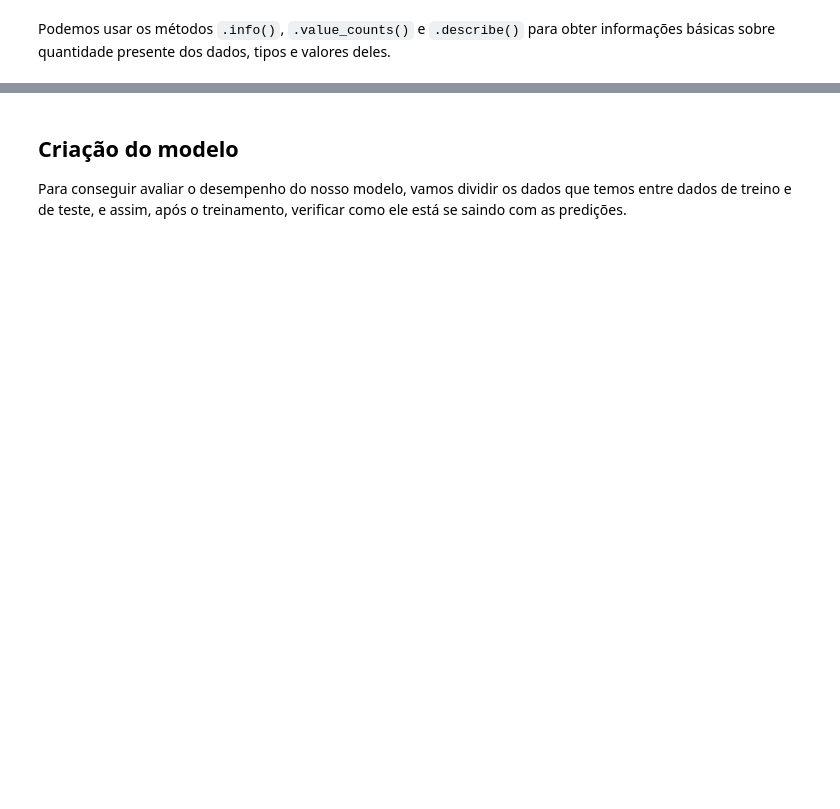
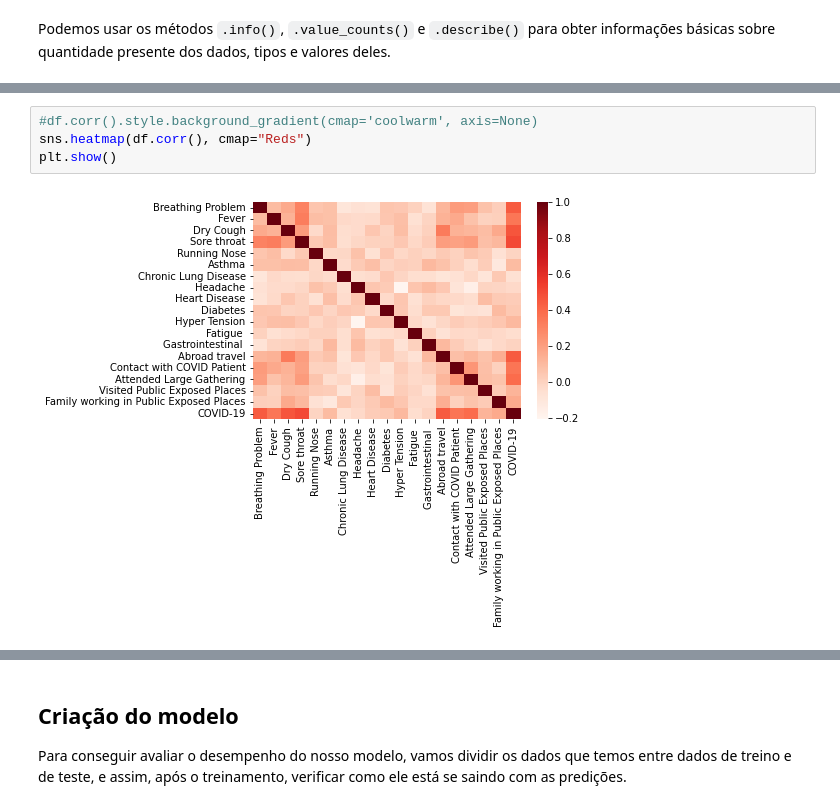
Before and after one commit to Cd4sh/project-pos-ai, a Jupyter notebook: notebook.ipynb, the cells around one changed output, grey strips where cells are left out. Saved outputs shown, nothing was run; the diff lists cells and outputs as text; blank space fills up the shorter version.

```diff
--- a/notebook.ipynb
+++ b/notebook.ipynb
@@ -63,0 +62,6 @@ plt.show()
+# %%
+#df.corr().style.background_gradient(cmap='coolwarm', axis=None)
+sns.heatmap(df.corr(), cmap="Reds")
+plt.show()
+# %% [output]
+[figure, added]
```
Also changed, not shown: parts of 11 cells of this notebook, 1 other file.
